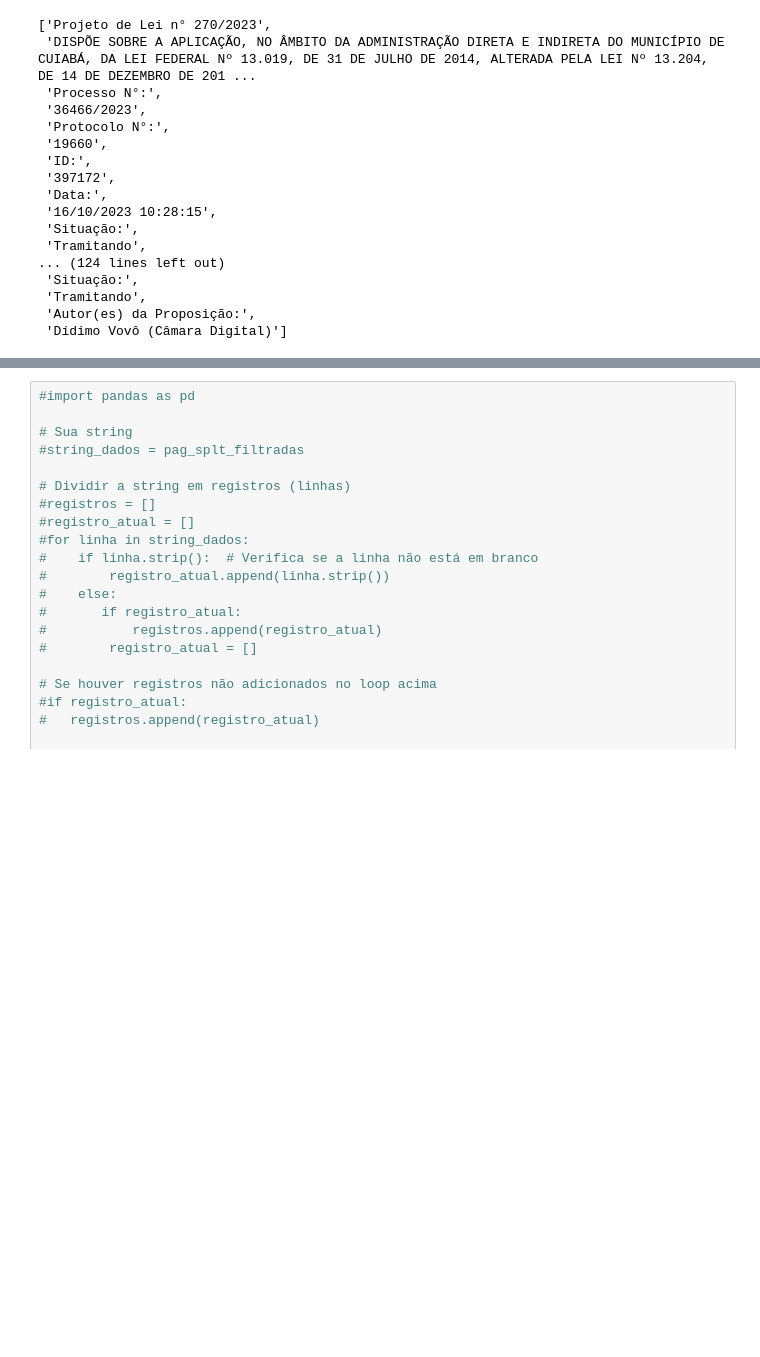
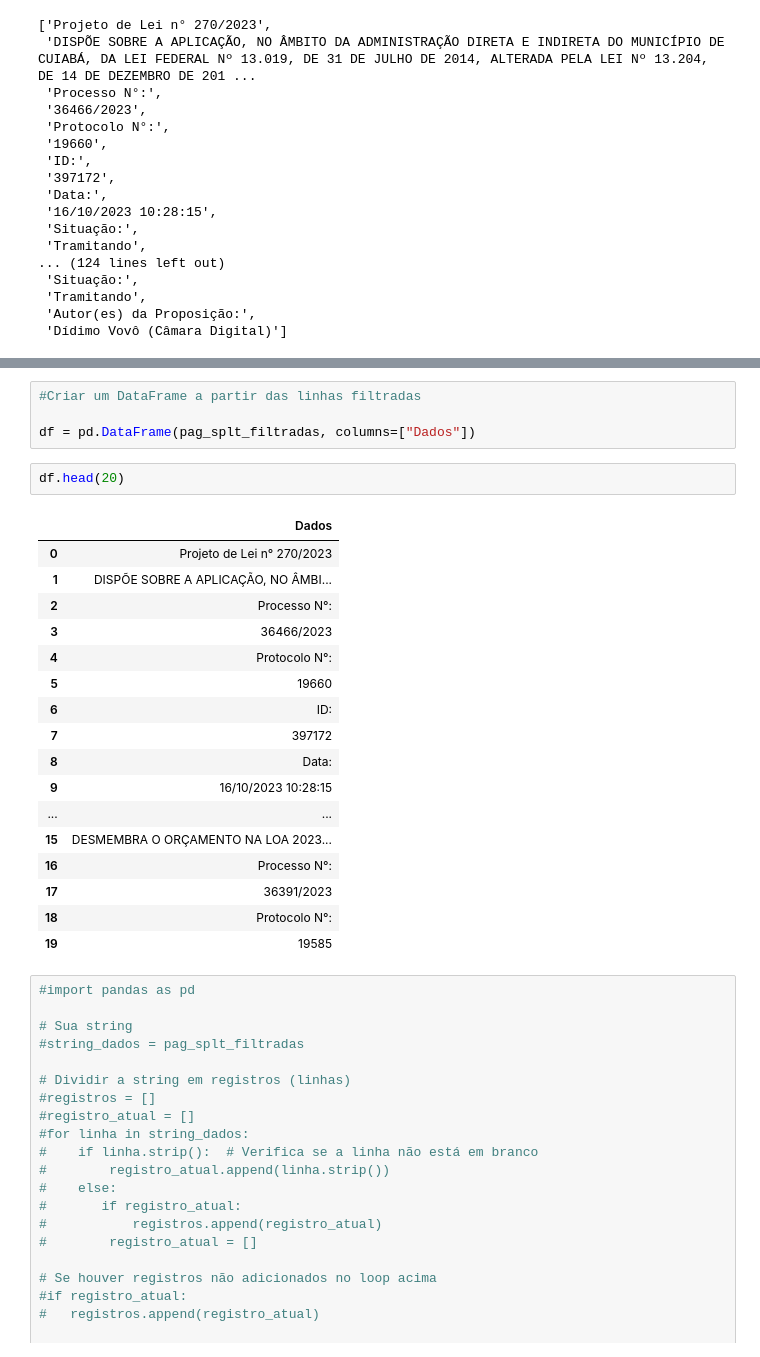
Before and after one commit to JonMaycon/DataScience, a Jupyter notebook: WS_CamaraVereadores_Cba.ipynb, the cells around one changed output, grey strips where cells are left out. Cells and saved outputs as stored; diff of their text form; blank space fills up the shorter version.

```diff
--- a/WS_CamaraVereadores_Cba.ipynb
+++ b/WS_CamaraVereadores_Cba.ipynb
@@ -111,3 +176,27 @@ pag_splt_filtradas
+# %%
+#Criar um DataFrame a partir das linhas filtradas
+
+df = pd.DataFrame(pag_splt_filtradas, columns=["Dados"])
+# %%
+df.head(20)
+# %% [output]
+|  | Dados |
+| 0 | Projeto de Lei n° 270/2023 |
+| 1 | DISPÕE SOBRE A APLICAÇÃO, NO ÂMBI... |
+| 2 | Processo N°: |
+| 3 | 36466/2023 |
+| 4 | Protocolo N°: |
+| 5 | 19660 |
+| 6 | ID: |
+| 7 | 397172 |
+| 8 | Data: |
+| 9 | 16/10/2023 10:28:15 |
+| ... | ... |
+| 15 | DESMEMBRA O ORÇAMENTO NA LOA 2023... |
+| 16 | Processo N°: |
+| 17 | 36391/2023 |
+| 18 | Protocolo N°: |
+| 19 | 19585 |
 # %%
 #import pandas as pd
 
```
Also changed, not shown: parts of 4 cells of this notebook.
